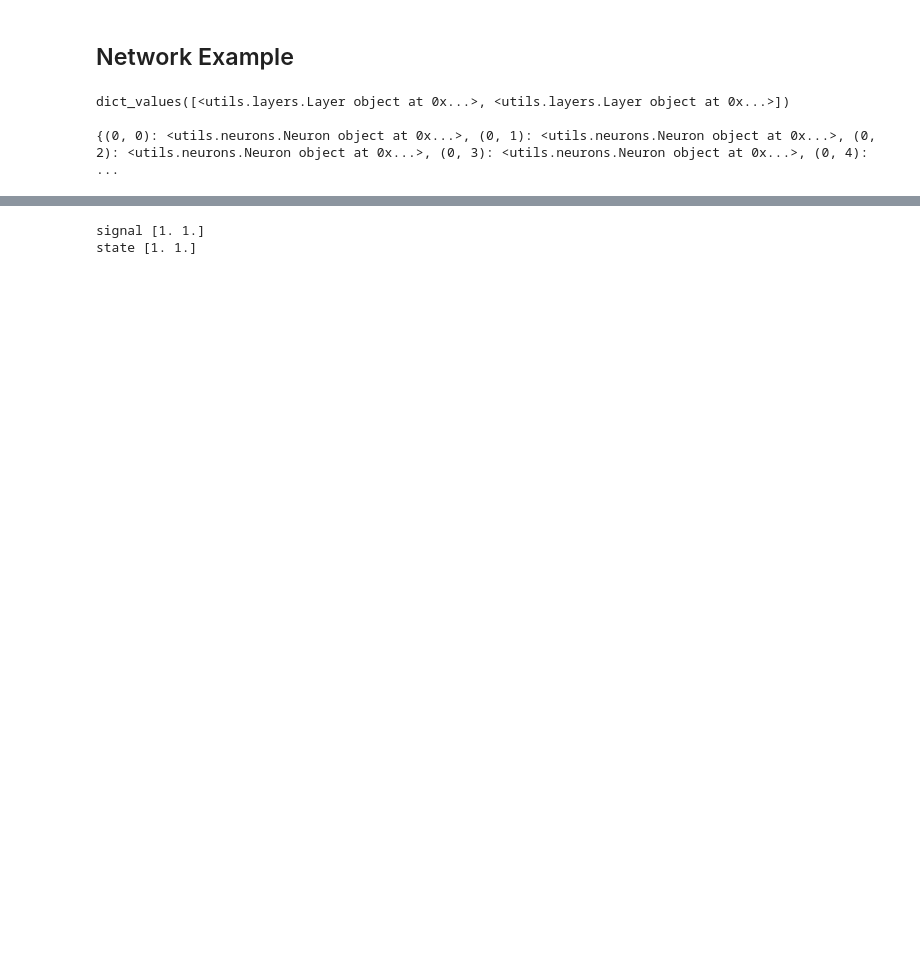
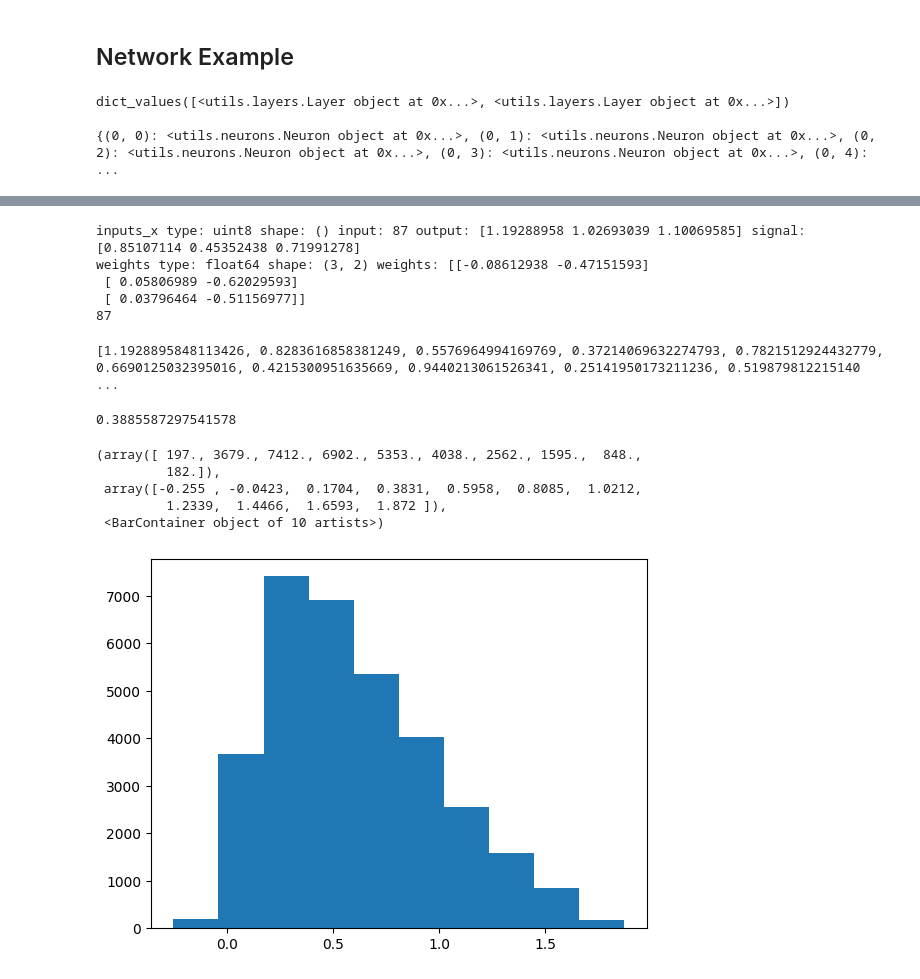
Before and after one commit to LilaShiba/neural_collective_network, a Jupyter notebook: explore.ipynb, the cells around one changed output, grey strips where cells are left out. Drawn from its saved outputs; the diff is of its cells as text; code cells hidden in the pictures; blank space fills up the shorter version.

Commit message:
fix state

```diff
--- a/explore.ipynb
+++ b/explore.ipynb
@@ -9,17 +9,17 @@ import pandas as pd
 happy_img_path_1 = "dataset/test/happy/im0.png"
 angry_img_path_1 = "dataset/test/angry/im1.png"
 angry_img_path_2 = "dataset/test/angry/im2.png"
-
-img_matrix = Network.transduce_img(img_path=happy_img_path_1)
+img_matrix = Network.transduce_img(img_path=angry_img_path_1)
 # 11 is the region on the continous output for happy
 input_matrix = [np.array([happy_img_path_1, 1]), np.array([angry_img_path_1, 0]),
                 np.array([angry_img_path_2, 2])]
 
-single_test = [img_matrix, 1]
+single_test_angry = [img_matrix, 1]
+single_test_happy = [Network.transduce_img(happy_img_path_1), 0]
 
 
 input_matrix = np.array(input_matrix)
-wide_network = Network(dataset=single_test)
+wide_network = Network(dataset=single_test_happy)
 # %% [markdown]
 ## Network Example
 # %%
@@ -53,9 +53,40 @@ weights type: float64 shape: (3, 2)
 # %%
 
 wide_network.train_network(epochs=2)
-# %%
-print(f'signal {n1.signal}')
-print(f'state {n1.state}')
-# %% [output]
-signal [1. 1.]
-state [1. 1.]
+# %%
+
+print("inputs_x type:", n1.inputs_x.dtype, "shape:",
+      n1.inputs_x.shape, "input:", n1.inputs_x, "output:", n1.state, "signal:", n1.signal)
+print("weights type:", n1.weights.dtype, "shape:",
+      n1.weights.shape, "weights:", n1.weights)
+print(n1.inputs_x)
+# %% [output]
+inputs_x type: uint8 shape: () input: 87 output: [1.19288958 1.02693039 1.10069585] signal: [0.85107114 0.45352438 0.71991278]
+weights type: float64 shape: (3, 2) weights: [[-0.08612938 -0.47151593]
+ [ 0.05806989 -0.62029593]
+ [ 0.03796464 -0.51156977]]
+87
+# %%
+c = []
+for layer in wide_network.layers.values():
+    for node in layer.neurons.values():
+        c.append(node.state[0])
+print(c)
+# %% [output]
+[1.1928895848113426, 0.8283616858381249, 0.5576964994169769, 0.37214069632274793, 0.7821512924432779, 0.6690125032395016, 0.4215300951635669, 0.9440213061526341, 0.25141950173211236, 0.519879812215140 ...
+# %%
+c = np.array(c)
+print(c.std())
+# %% [output]
+0.3885587297541578
+# %%
+c = np.array([round(i, 3) for i in c])
+# %%
+plt.hist(c)
+# %% [output]
+(array([ 197., 3679., 7412., 6902., 5353., 4038., 2562., 1595.,  848.,
+         182.]),
+ array([-0.255 , -0.0423,  0.1704,  0.3831,  0.5958,  0.8085,  1.0212,
+         1.2339,  1.4466,  1.6593,  1.872 ]),
+ <BarContainer object of 10 artists>)
+[figure, added]
```
Also changed, not shown: parts of 1 cell of this notebook, 2 other files.
